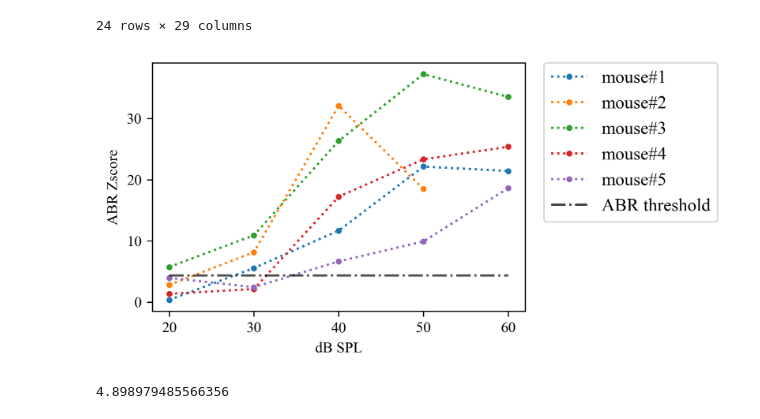
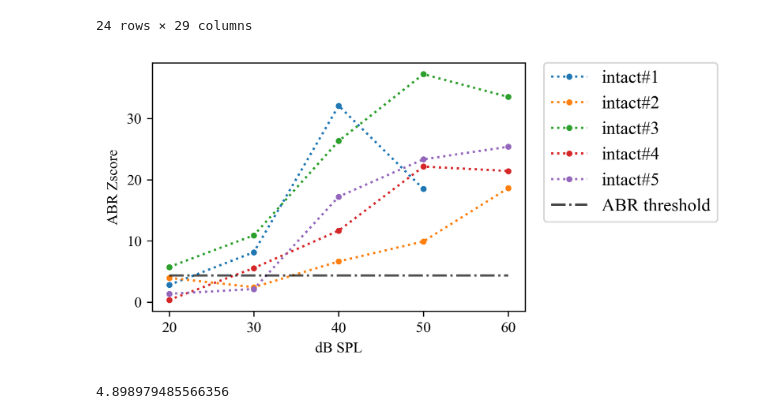
Before and after one commit to smasa1112/ABR_LFP_analysis, a Jupyter notebook: each_stim_plot.ipynb, the cells around one changed output. Saved outputs shown, nothing was run; the diff lists cells and outputs as text; code cells hidden in the pictures.

```diff
--- a/each_stim_plot.ipynb
+++ b/each_stim_plot.ipynb
@@ -439,24 +439,25 @@ alive_sound_data
 24 rows × 29 columns
 # %%
 dates = alive_sound_data["date"].drop_duplicates().values
+dates = np.sort(dates)
 # %%
 #各個体のデータを描画
 os.makedirs("./result/abr_sound_each_value",exist_ok=True)
 dBs = range(20,70,10)
 fig,ax = plt.subplots(figsize=(6,3),dpi=300)
 for i,date in enumerate(dates):
     each_date_data =alive_sound_data[alive_sound_data["date"]==date]
     mean = each_date_data["abr_z_score"]
-    ax.plot(list(dBs)[:len(mean)],mean,marker=".",linestyle="dotted",label=f"mouse#{i+1}")
+    ax.plot(list(dBs)[:len(mean)],mean,marker=".",linestyle="dotted",label=f"intact#{i+1}")
 ax.plot([20,60],[4.36,4.36],color="k",alpha = 0.7, linestyle="-.",label="ABR threshold")
 ax.set_xticks(list(dBs))
 ax.set_xlabel("dB SPL")
 ax.set_ylabel("ABR Zscore")
 plt.legend(ncol=1,bbox_to_anchor=(1.05, 1), loc='upper left', borderaxespad=0, fontsize=12)
 plt.tight_layout()
 plt.savefig("./result/abr_sound_each_value/intact.png",facecolor="white")
 # %% [output]
-[figure, old version]
+[figure, new version]
 # %%
 np.std([40,40,30,30,30])
 # %% [output]
```
Also changed, not shown: parts of 5 cells of this notebook.
